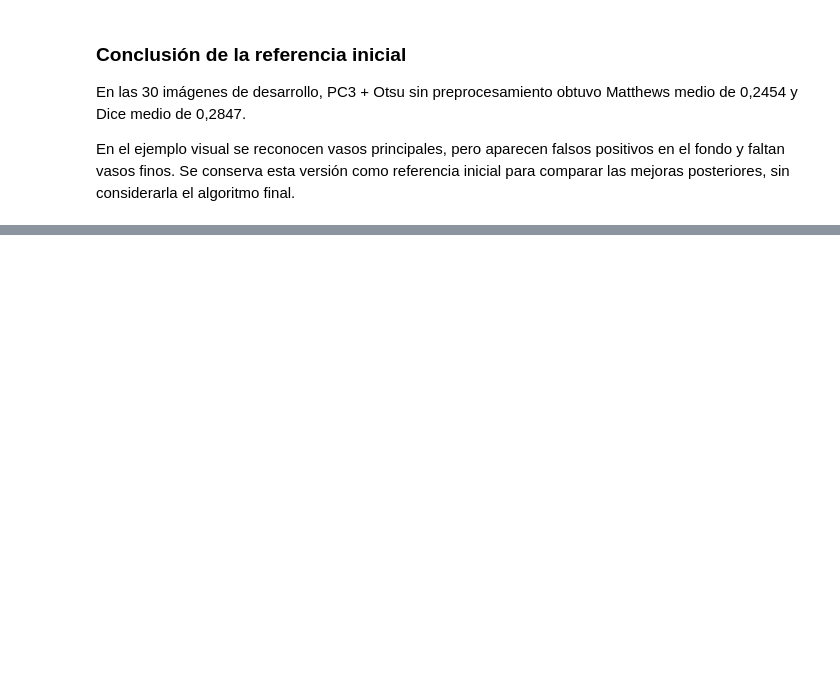
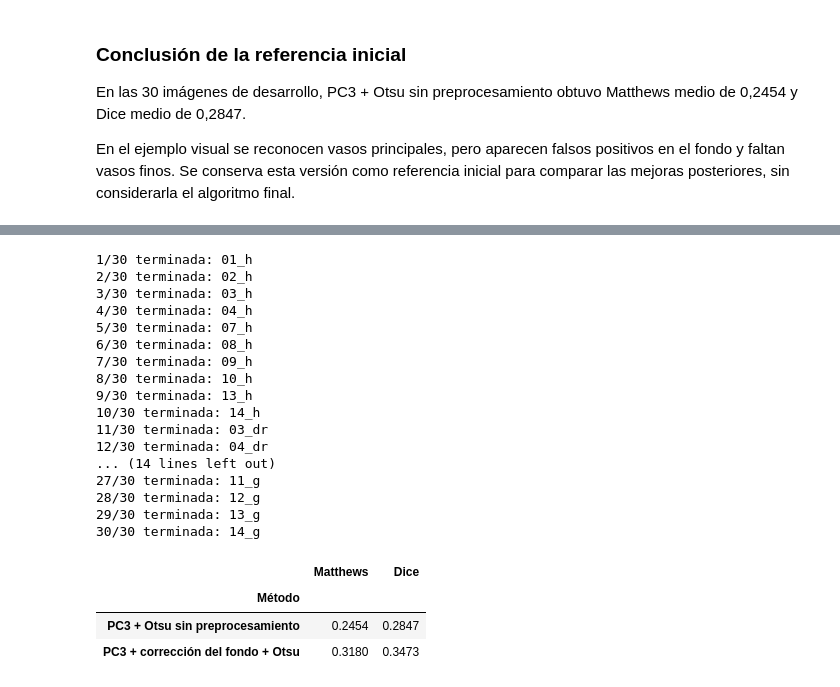
Before and after one commit to afrateitba/TP-PSI-G8, a Jupyter notebook: notebooks/05_segmentacion.ipynb, the cells around one changed output, grey strips where cells are left out. Drawn from its saved outputs; the diff is of its cells as text; code cells hidden in the pictures; blank space fills up the shorter version.

Commit message:
Etapa 5: incorpora corrección del fondo antes de Otsu

```diff
--- a/notebooks/05_segmentacion.ipynb
+++ b/notebooks/05_segmentacion.ipynb
@@ -259,0 +294,76 @@ sin considerarla el algoritmo final.
+# %%
+from src.preprocess import corregir_fondo
+
+filas_fondo = []
+
+# Parámetro explorado en el punto 3.
+sigma_rel = 0.02
+
+for numero, imagen_id in enumerate(ids, start=1):
+    foto = load_image(imagen_id)
+    referencia = load_vessels(imagen_id)
+    campo_ref = load_fov(imagen_id)
+
+    mapas, campo_auto, diametro = prepare_maps(
+        foto, ["PC3"], factor=1
+    )
+
+    corregido = corregir_fondo(
+        mapas["PC3"],
+        campo_auto,
+        sigma=sigma_rel * diametro,
+    )
+
+    mascara, umbral = segment.segmentar_otsu(
+        corregido, campo_auto
+    )
+
+    filas_fondo.append({
+        "Imagen": imagen_id,
+        "Método": "PC3 + corrección del fondo + Otsu",
+        "Umbral": umbral,
+        "Matthews": matthews(mascara, referencia, campo_ref),
+        "Dice": dice(mascara, referencia, campo_ref),
+    })
+
+    print(f"{numero}/{len(ids)} terminada: {imagen_id}")
+
+tabla_fondo = pd.DataFrame(filas_fondo)
+
+tabla_fondo.to_csv(
+    RESULTS_DIR / "05_pc3_fondo_otsu.csv",
+    index=False
+)
+
+comparacion = pd.concat(
+    [tabla_inicial, tabla_fondo],
+    ignore_index=True
+)
+
+display(
+    comparacion.groupby("Método")[["Matthews", "Dice"]]
+    .mean()
+    .round(4)
+)
+# %% [output]
+1/30 terminada: 01_h
+2/30 terminada: 02_h
+3/30 terminada: 03_h
+4/30 terminada: 04_h
+5/30 terminada: 07_h
+6/30 terminada: 08_h
+7/30 terminada: 09_h
+8/30 terminada: 10_h
+9/30 terminada: 13_h
+10/30 terminada: 14_h
+11/30 terminada: 03_dr
+12/30 terminada: 04_dr
+... (14 lines left out)
+27/30 terminada: 11_g
+28/30 terminada: 12_g
+29/30 terminada: 13_g
+30/30 terminada: 14_g
+|  | Matthews | Dice |
+| Método |  |  |
+| PC3 + Otsu sin preprocesamiento | 0.2454 | 0.2847 |
+| PC3 + corrección del fondo + Otsu | 0.3180 | 0.3473 |
```
Also changed, not shown: parts of 5 cells of this notebook.
